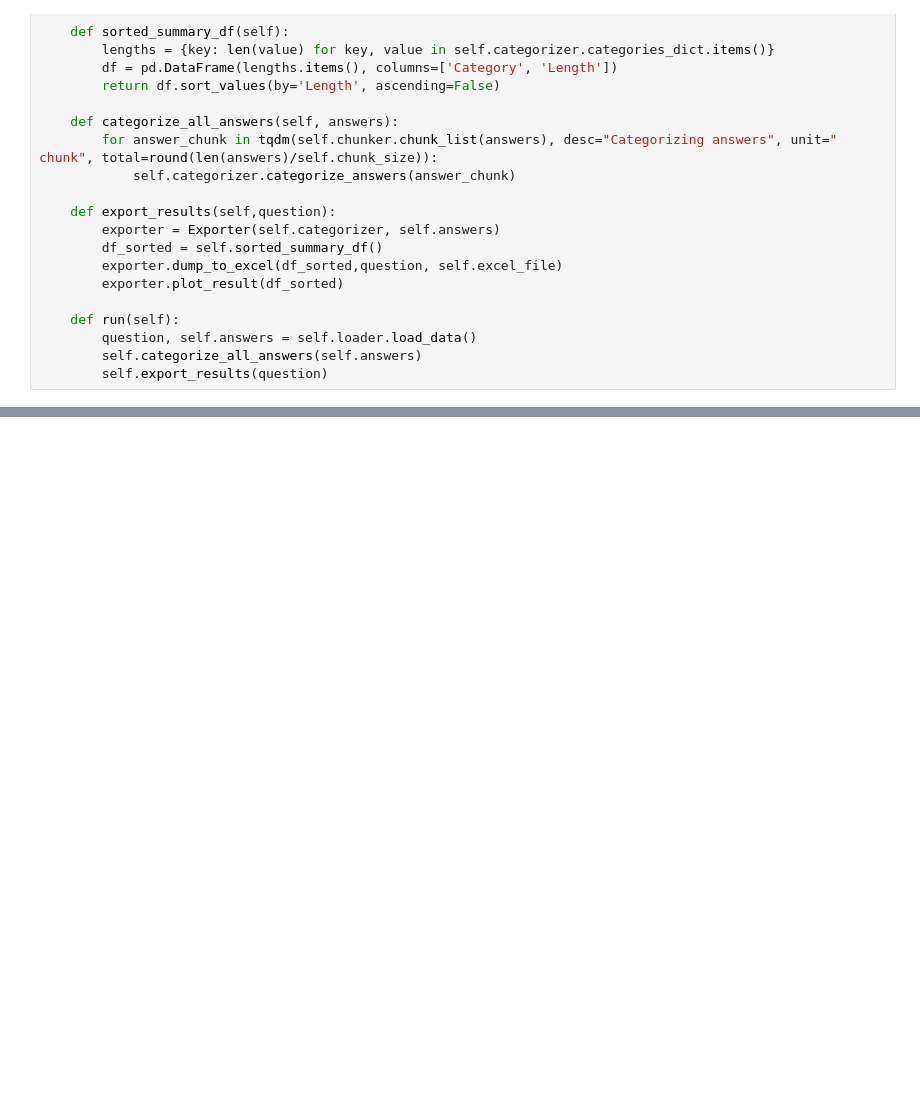
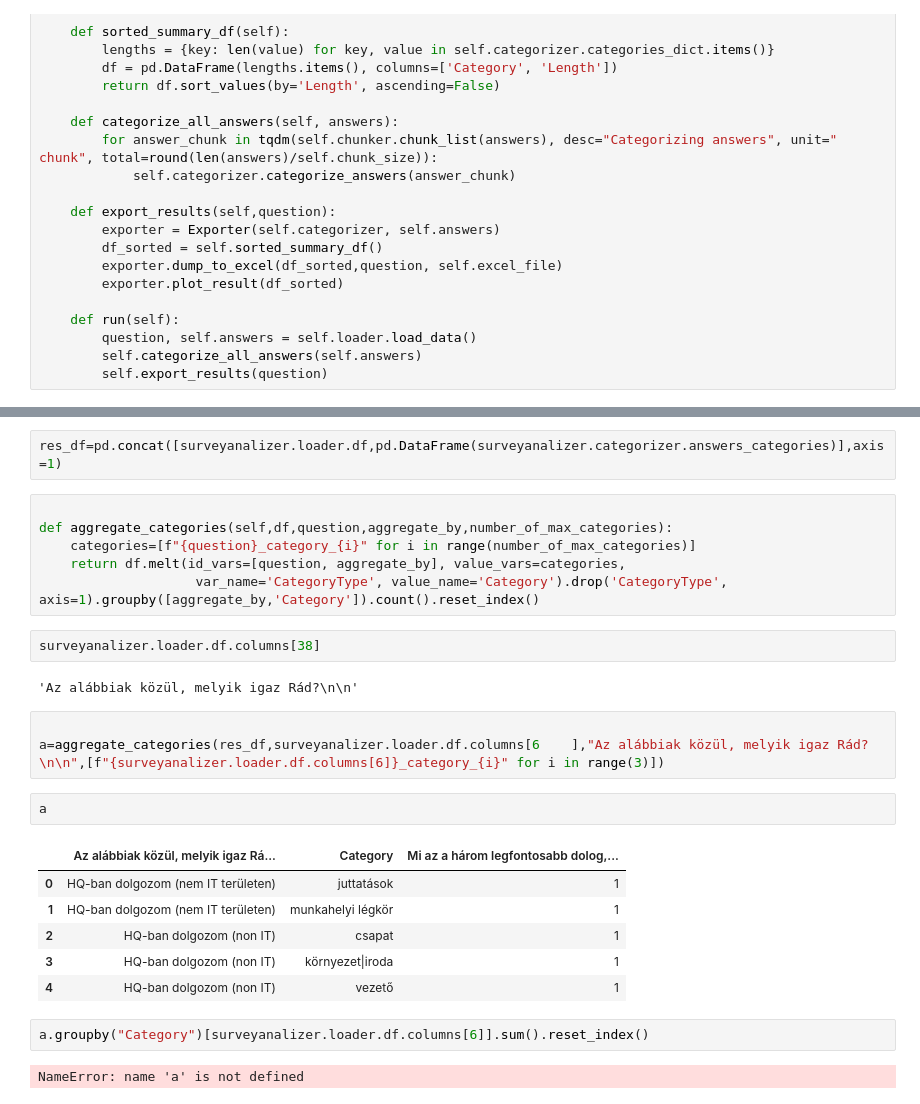
Before and after one commit to GuBee33/survey_categorizer, a Jupyter notebook: c.ipynb, the cells around one changed output, grey strips where cells are left out. Cells and saved outputs as stored; diff of their text form; blank space fills up the shorter version.

```diff
--- a/c.ipynb
+++ b/c.ipynb
@@ -230,0 +381,28 @@ Name: What is your opinion about our cooperation? \nDo you like working with us
+# %%
+res_df=pd.concat([surveyanalizer.loader.df,pd.DataFrame(surveyanalizer.categorizer.answers_categories)],axis=1)
+# %%
+
+def aggregate_categories(self,df,question,aggregate_by,number_of_max_categories):
+    categories=[f"{question}_category_{i}" for i in range(number_of_max_categories)]
+    return df.melt(id_vars=[question, aggregate_by], value_vars=categories,
+                    var_name='CategoryType', value_name='Category').drop('CategoryType', axis=1).groupby([aggregate_by,'Category']).count().reset_index()
+# %%
+surveyanalizer.loader.df.columns[38]
+# %% [output]
+'Az alábbiak közül, melyik igaz Rád?\n\n'
+# %%
+
+a=aggregate_categories(res_df,surveyanalizer.loader.df.columns[6    ],"Az alábbiak közül, melyik igaz Rád?\n\n",[f"{surveyanalizer.loader.df.columns[6]}_category_{i}" for i in range(3)])
+# %%
+a
+# %% [output]
+|  | Az alábbiak közül, melyik igaz Rá... | Category | Mi az a három legfontosabb dolog,... |
+| 0 | HQ-ban dolgozom (nem IT területen) | juttatások | 1 |
+| 1 | HQ-ban dolgozom (nem IT területen) | munkahelyi légkör | 1 |
+| 2 | HQ-ban dolgozom (non IT) | csapat | 1 |
+| 3 | HQ-ban dolgozom (non IT) | környezet|iroda | 1 |
+| 4 | HQ-ban dolgozom (non IT) | vezető | 1 |
+# %%
+a.groupby("Category")[surveyanalizer.loader.df.columns[6]].sum().reset_index()
+# %% [output]
+NameError: name 'a' is not defined
```
Also changed, not shown: parts of 27 cells of this notebook.
